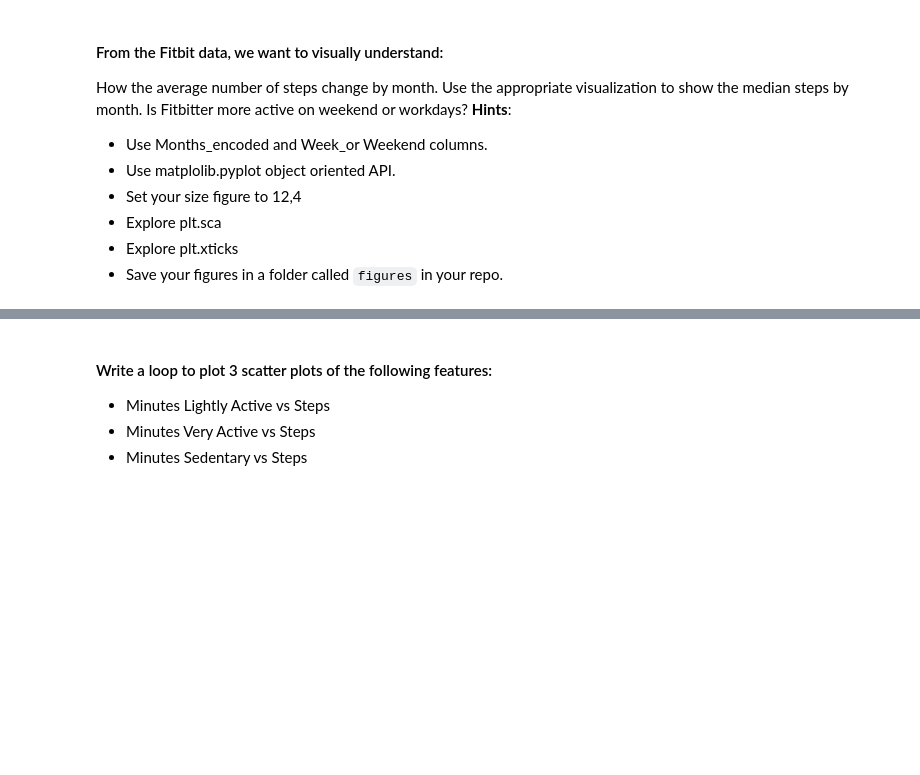
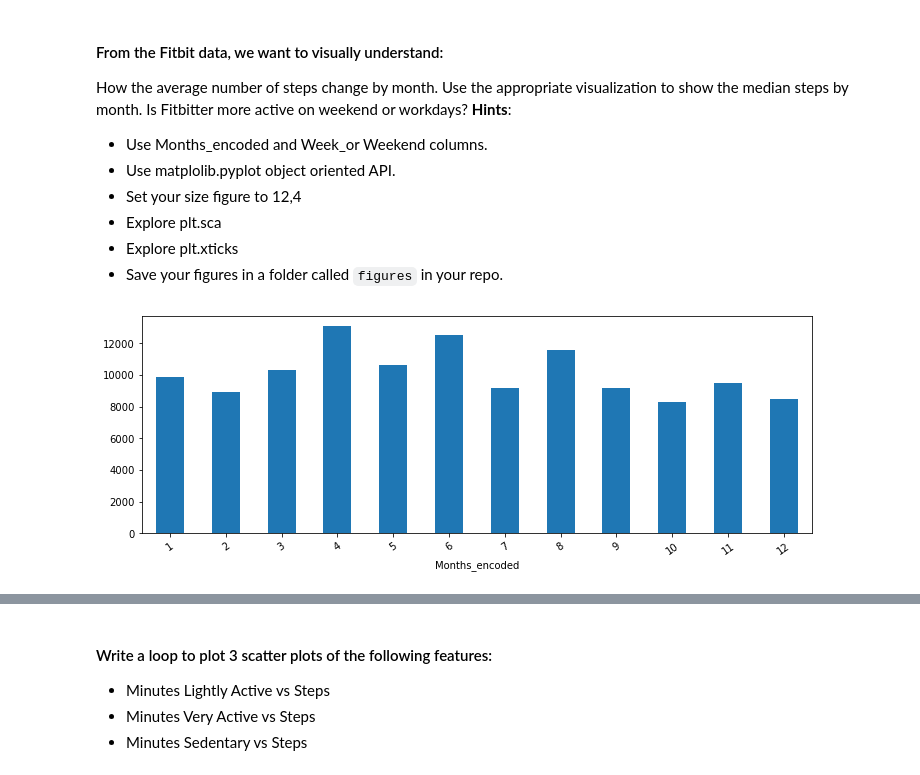
Before and after one commit to Ironhack-Data-Madrid-Mayo-2022/5.2-lab-matplotlib-seaborn, a Jupyter notebook: your-code/main.ipynb, the cells around one changed output, grey strips where cells are left out. Cells and saved outputs as stored; diff of their text form; code cells hidden in the pictures; blank space fills up the shorter version.

Commit message:
5.2-lab-matplotlib-seaborn

```diff
--- a/your-code/main.ipynb
+++ b/your-code/main.ipynb
@@ -15,0 +17,4 @@ import numpy as np
+# %%
+# your code here
+fitbit=pd.read_csv(r'C:\Users\alexd\Ironhack\Labs\5.2-lab-matplotlib-seaborn\data\Fitbit2.csv')
+fitbit.head()
@@ -33,0 +41,9 @@ How the average number of steps change by month. Use the appropriate visualizati
+# %%
+plt.rcParams['figure.figsize']=(12, 4)
+# %%
+# AVERAGE STEPS BY MONTH_ENCODED
+
+fitbit.groupby('Months_encoded').mean().Steps.plot(kind='bar')
+plt.xticks(rotation=35);
+# %% [output]
+[figure, added]
```
Also changed, not shown: parts of 56 cells of this notebook.
